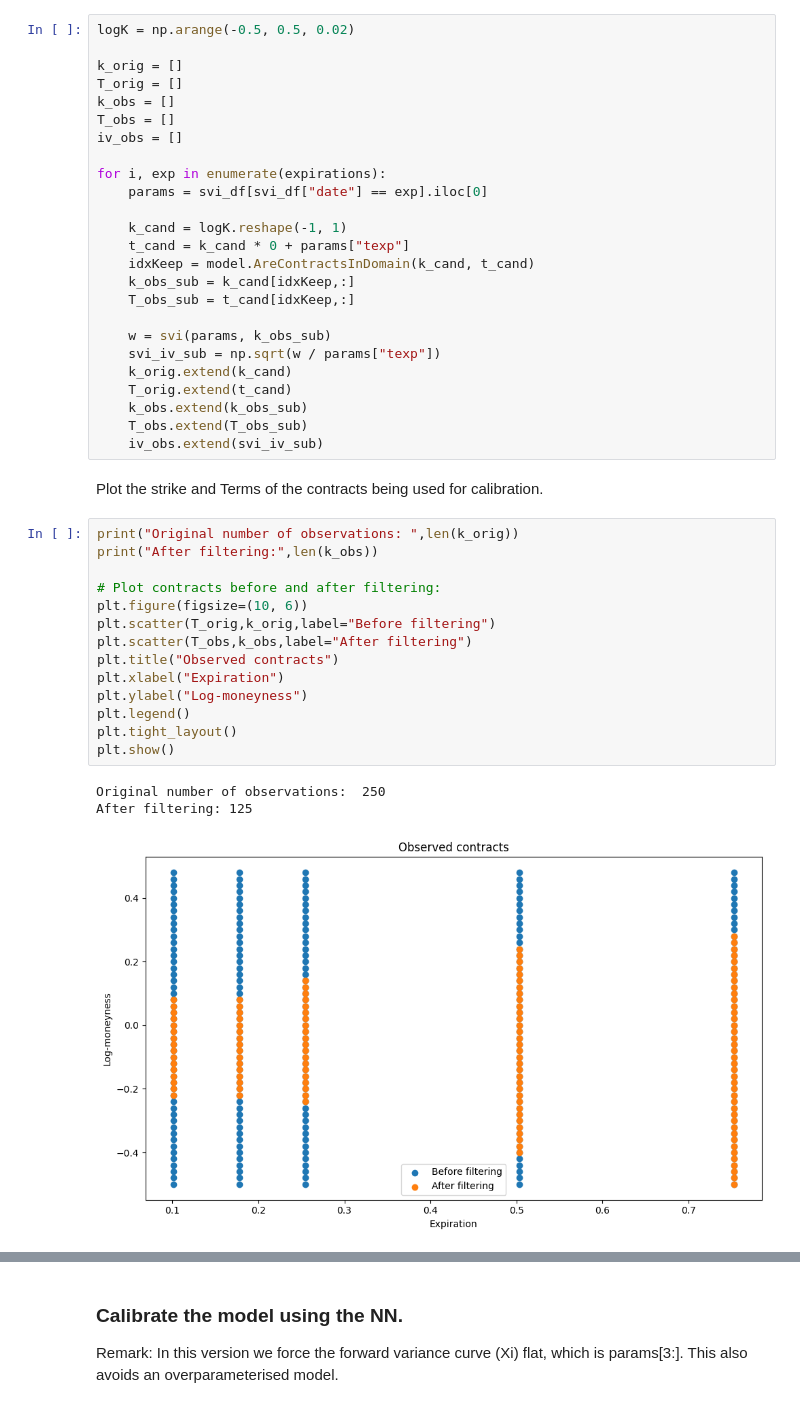
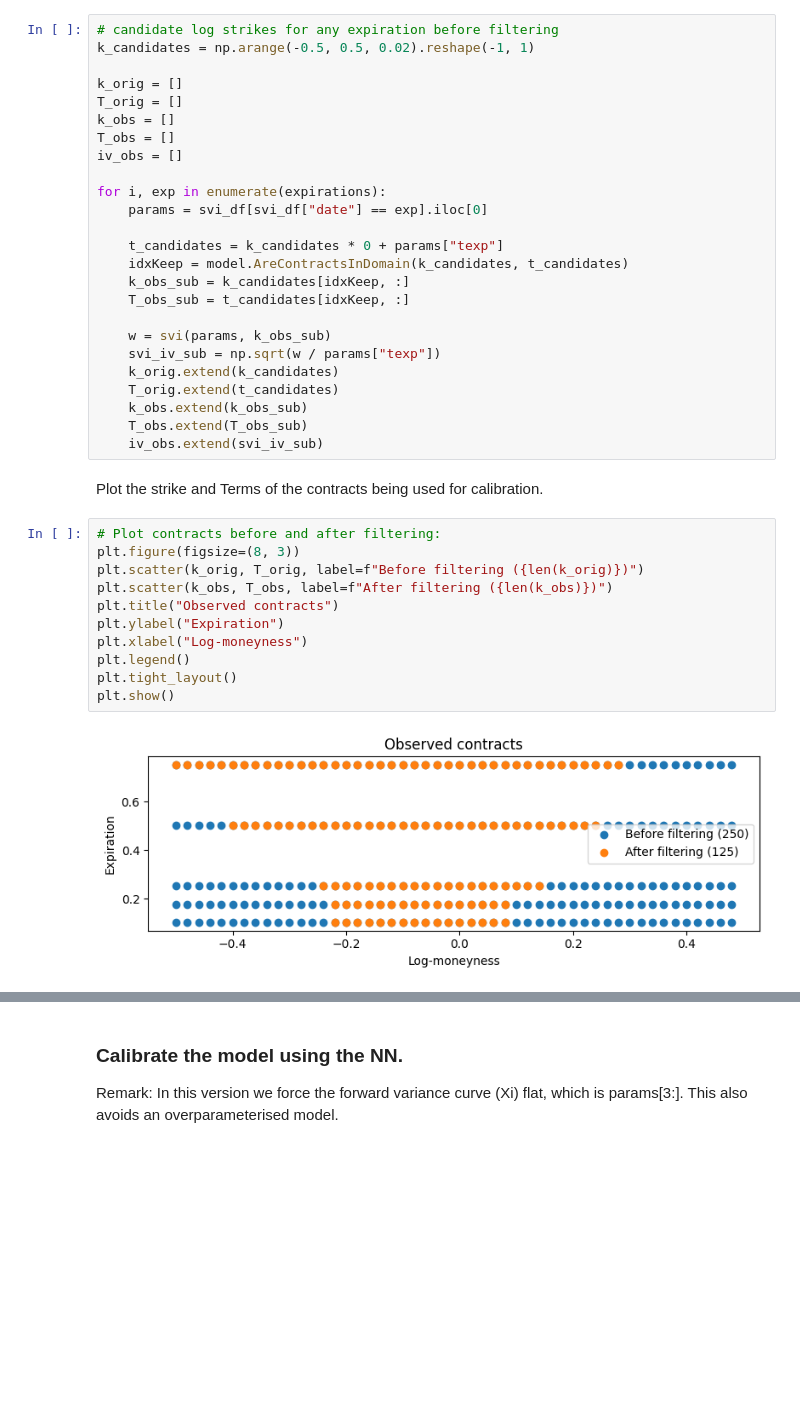
Before and after one commit to qatwalk/calibration, a Jupyter notebook: rbergomi/mkt_calibrate.ipynb, the cells around one changed output, grey strips where cells are left out. Saved outputs shown, nothing was run; the diff lists cells and outputs as text; blank space fills up the shorter version.

```diff
--- a/rbergomi/mkt_calibrate.ipynb
+++ b/rbergomi/mkt_calibrate.ipynb
@@ -39,5 +40,6 @@ Generate SVI vols for a range of strikes, and remove those not in the domain for
 # %%
-logK = np.arange(-0.5, 0.5, 0.02)
+# candidate log strikes for any expiration before filtering
+k_candidates = np.arange(-0.5, 0.5, 0.02).reshape(-1, 1)
 
 k_orig = []
 T_orig = []
@@ -48,37 +50,31 @@ iv_obs = []
 for i, exp in enumerate(expirations):
     params = svi_df[svi_df["date"] == exp].iloc[0]
 
-    k_cand = logK.reshape(-1, 1)
-    t_cand = k_cand * 0 + params["texp"]
-    idxKeep = model.AreContractsInDomain(k_cand, t_cand)
-    k_obs_sub = k_cand[idxKeep,:]
-    T_obs_sub = t_cand[idxKeep,:]
+    t_candidates = k_candidates * 0 + params["texp"]
+    idxKeep = model.AreContractsInDomain(k_candidates, t_candidates)
+    k_obs_sub = k_candidates[idxKeep, :]
+    T_obs_sub = t_candidates[idxKeep, :]
 
     w = svi(params, k_obs_sub)
     svi_iv_sub = np.sqrt(w / params["texp"])
-    k_orig.extend(k_cand)
-    T_orig.extend(t_cand)
+    k_orig.extend(k_candidates)
+    T_orig.extend(t_candidates)
     k_obs.extend(k_obs_sub)
     T_obs.extend(T_obs_sub)
     iv_obs.extend(svi_iv_sub)
 # %% [markdown]
 Plot the strike and Terms of the contracts being used for calibration.
 # %%
-print("Original number of observations: ",len(k_orig))
-print("After filtering:",len(k_obs))
-
 # Plot contracts before and after filtering:
-plt.figure(figsize=(10, 6))
-plt.scatter(T_orig,k_orig,label="Before filtering")
-plt.scatter(T_obs,k_obs,label="After filtering")
+plt.figure(figsize=(8, 3))
+plt.scatter(k_orig, T_orig, label=f"Before filtering ({len(k_orig)})")
+plt.scatter(k_obs, T_obs, label=f"After filtering ({len(k_obs)})")
 plt.title("Observed contracts")
-plt.xlabel("Expiration")
-plt.ylabel("Log-moneyness")
+plt.ylabel("Expiration")
+plt.xlabel("Log-moneyness")
 plt.legend()
 plt.tight_layout()
 plt.show()
 # %% [output]
-Original number of observations:  250
-After filtering: 125
-[figure, old version]
+[figure, new version]
 # %%
```
Also changed, not shown: parts of 13 cells of this notebook, 3 other files.
